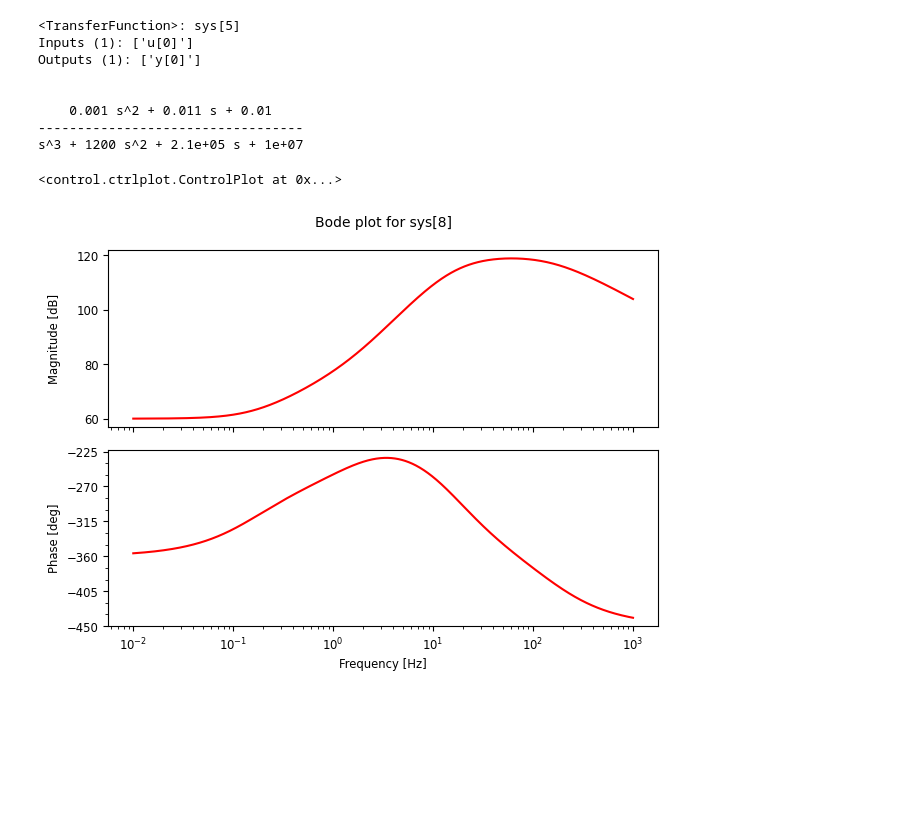
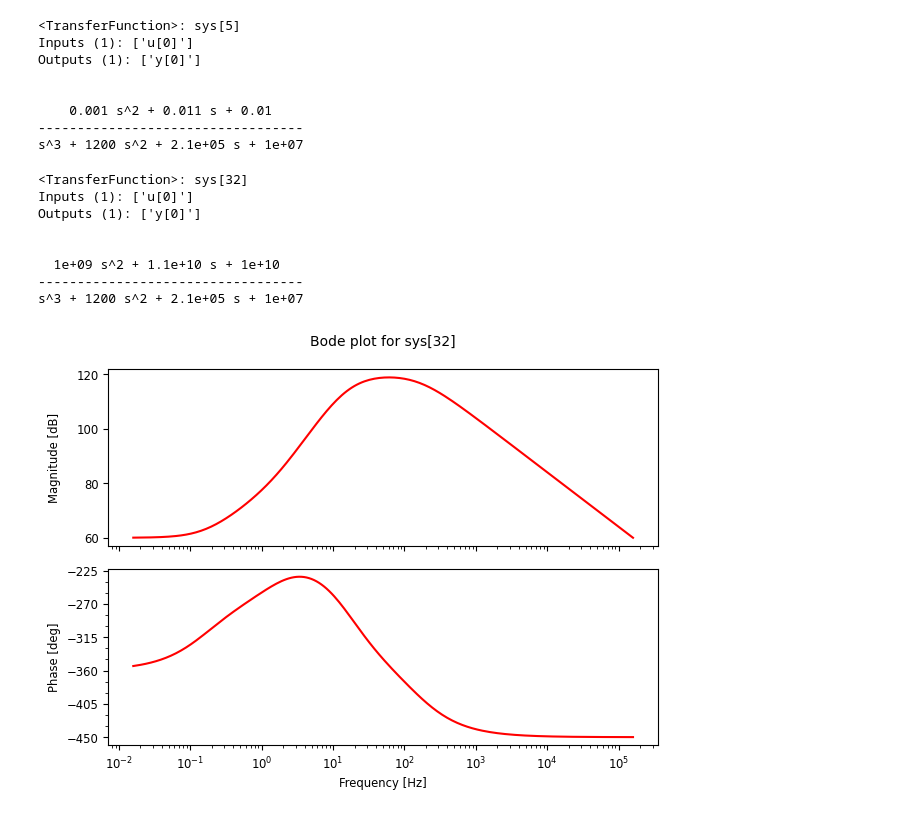
Before and after one commit to Nachito0407/Teoria-de-circuitos-II, a Jupyter notebook: Jupyter/bode_ejercicio1.ipynb, the cells around one changed output. Saved outputs shown, nothing was run; the diff lists cells and outputs as text; code cells hidden in the pictures; blank space fills up the shorter version.

```diff
--- a/Jupyter/bode_ejercicio1.ipynb
+++ b/Jupyter/bode_ejercicio1.ipynb
@@ -44,9 +44,18 @@ w = np.logspace(-1,6,200) # Genera un vector de 200 puntos entre 10^-1 y 10^6
 # %%
 #mag,phase,omega = control.bode(Gtf,dB=True,Hz=True, grid=False, color="green")
 #mag,phase, omega = control.bode(G)
-Gtf_1 = 1e9*control.tf([1,11,10], [1,1200,210000,10000000])
-control.bode_plot(Gtf_1,dB=True,Hz=True, grid=False, color="red")
+w = np.logspace(-1, 6, 200)  # Genera un vector de 200 puntos entre 10^-1 y 10^6
+Gtf_1 = 1e9 * control.tf([1, 11, 10], [1, 1200, 210000, 10000000])
+control.bode_plot(Gtf_1, w, dB=True, Hz=True, grid=False, color="red")  # Se pasa 'w' explícitamente
+print(Gtf_1)
 #control.bode_plot(Gtf,w,wrap_phase=True,dB=True,Hz=True, grid=False, color="green")
 # %% [output]
-<control.ctrlplot.ControlPlot at 0x...>
+<TransferFunction>: sys[32]
+Inputs (1): ['u[0]']
+Outputs (1): ['y[0]']
+
+
+  1e+09 s^2 + 1.1e+10 s + 1e+10
+----------------------------------
+s^3 + 1200 s^2 + 2.1e+05 s + 1e+07
-[figure, old version]
+[figure, new version]
```
Also changed, not shown: 2 other files.
